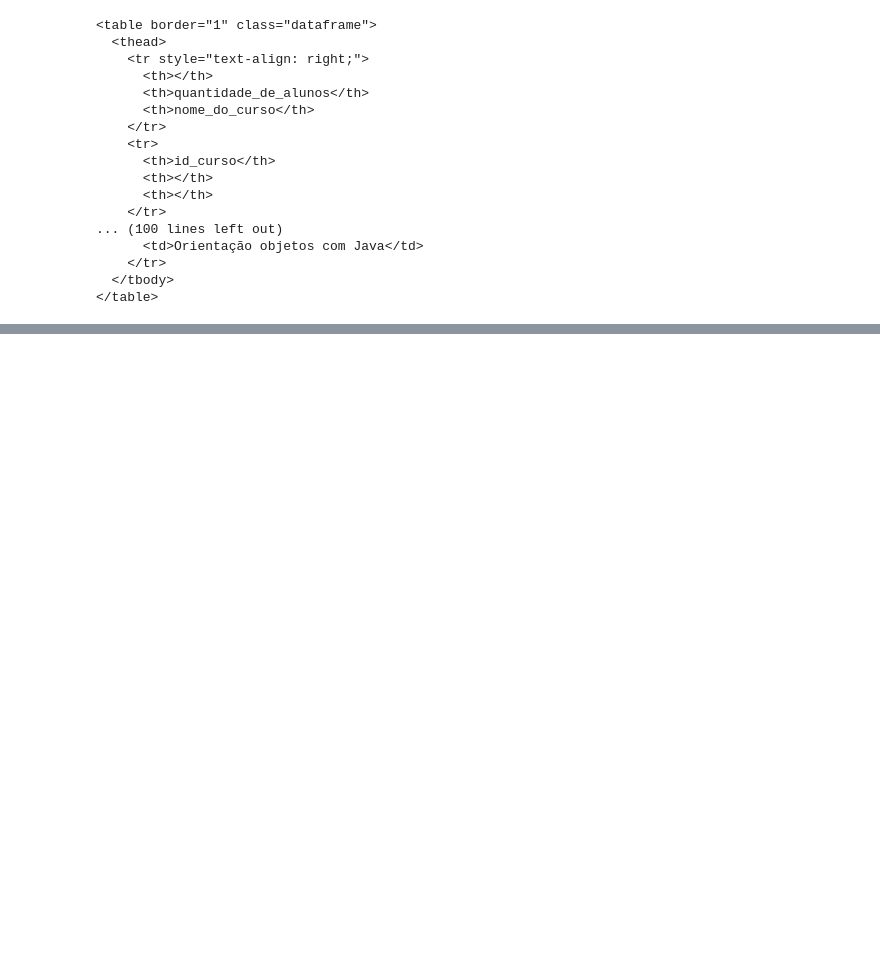
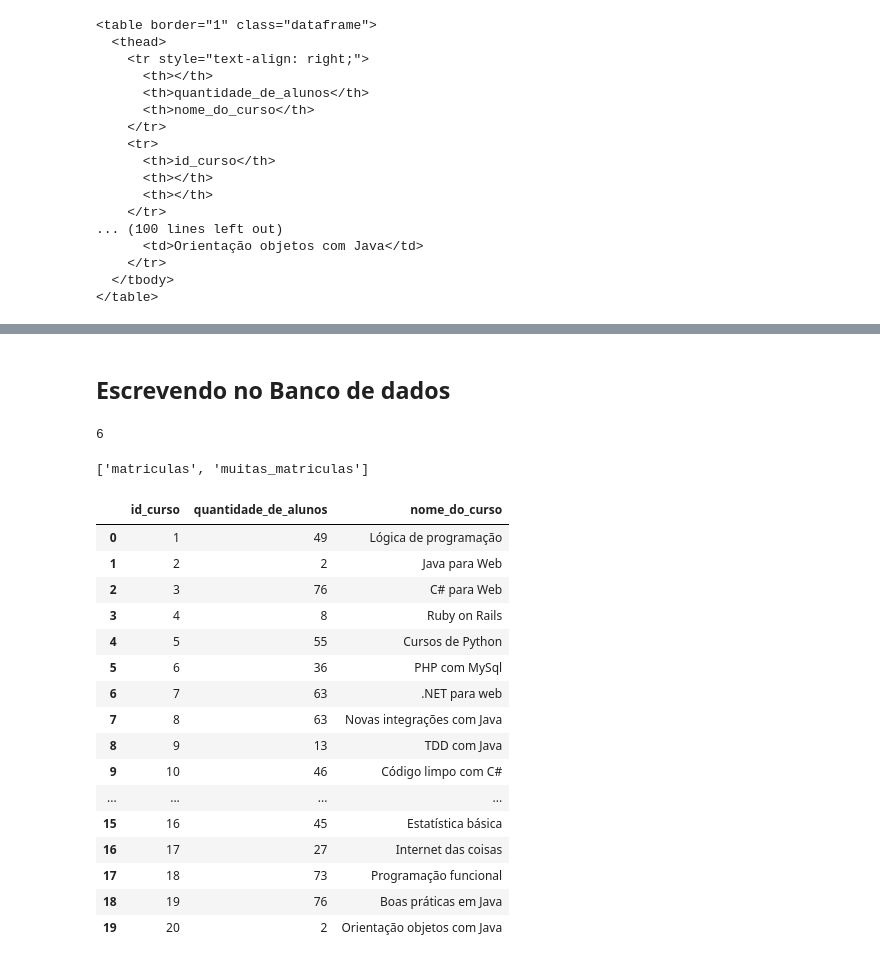
Before and after one commit to KamilaSouza/Python-for-Data-Science, a Jupyter notebook: 5_Input_and_Output/school_dataframe.ipynb, the cells around one changed output, grey strips where cells are left out. Cells and saved outputs as stored; diff of their text form; code cells hidden in the pictures; blank space fills up the shorter version.

Commit message:
Working with DataBase SQLite and exporting

```diff
--- a/5_Input_and_Output/school_dataframe.ipynb
+++ b/5_Input_and_Output/school_dataframe.ipynb
@@ -460,0 +473,2 @@ print(matriculas_html)
+# %%
+engine = create_engine('sqlite:///:memory:')
@@ -460,0 +535,30 @@ print(matriculas_html)
+# %% [markdown]
+## Escrevendo no Banco de dados
+# %%
+muitas_matriculas.to_sql('muitas_matriculas', con=engine)
+# %% [output]
+6
+# %%
+print(engine.table_names())
+# %% [output]
+['matriculas', 'muitas_matriculas']
+# %%
+pd.read_sql_table('matriculas', engine)
+# %% [output]
+|  | id_curso | quantidade_de_alunos | nome_do_curso |
+| 0 | 1 | 49 | Lógica de programação |
+| 1 | 2 | 2 | Java para Web |
+| 2 | 3 | 76 | C# para Web |
+| 3 | 4 | 8 | Ruby on Rails |
+| 4 | 5 | 55 | Cursos de Python |
+| 5 | 6 | 36 | PHP com MySql |
+| 6 | 7 | 63 | .NET para web |
+| 7 | 8 | 63 | Novas integrações com Java |
+| 8 | 9 | 13 | TDD com Java |
+| 9 | 10 | 46 | Código limpo com C# |
+| ... | ... | ... | ... |
+| 15 | 16 | 45 | Estatística básica |
+| 16 | 17 | 27 | Internet das coisas |
+| 17 | 18 | 73 | Programação funcional |
+| 18 | 19 | 76 | Boas práticas em Java |
+| 19 | 20 | 2 | Orientação objetos com Java |
```
Also changed, not shown: parts of 46 cells of this notebook, 1 other file.
